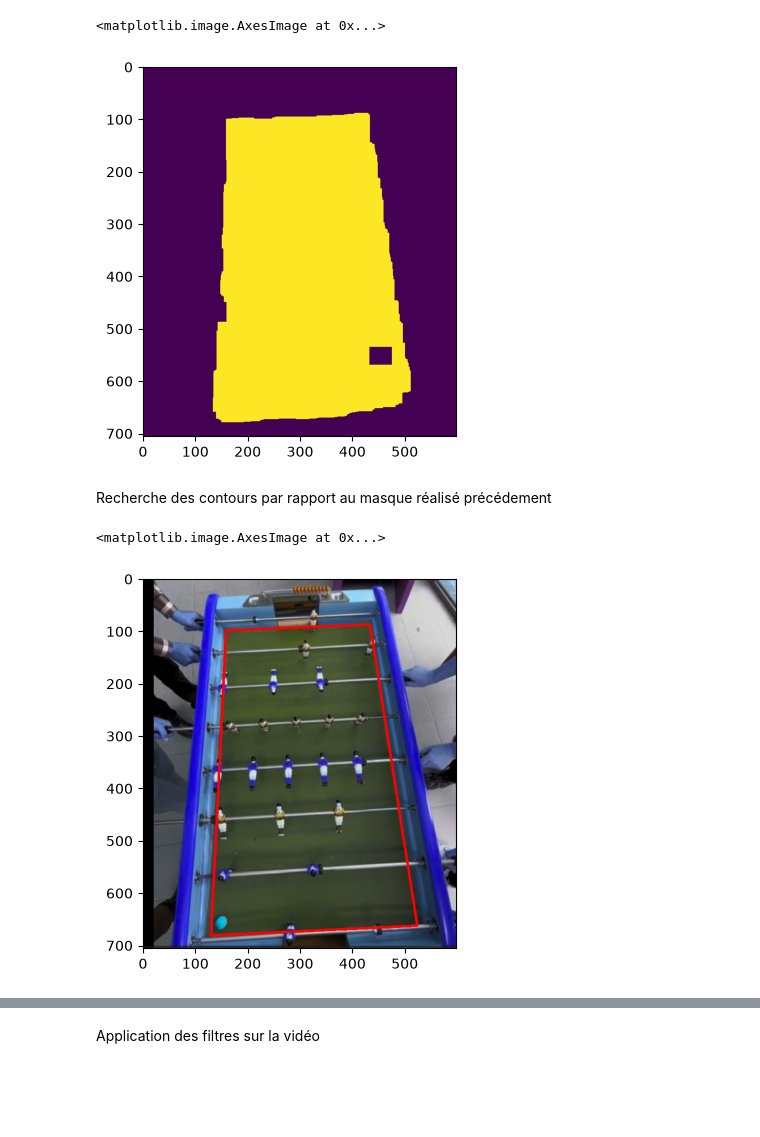
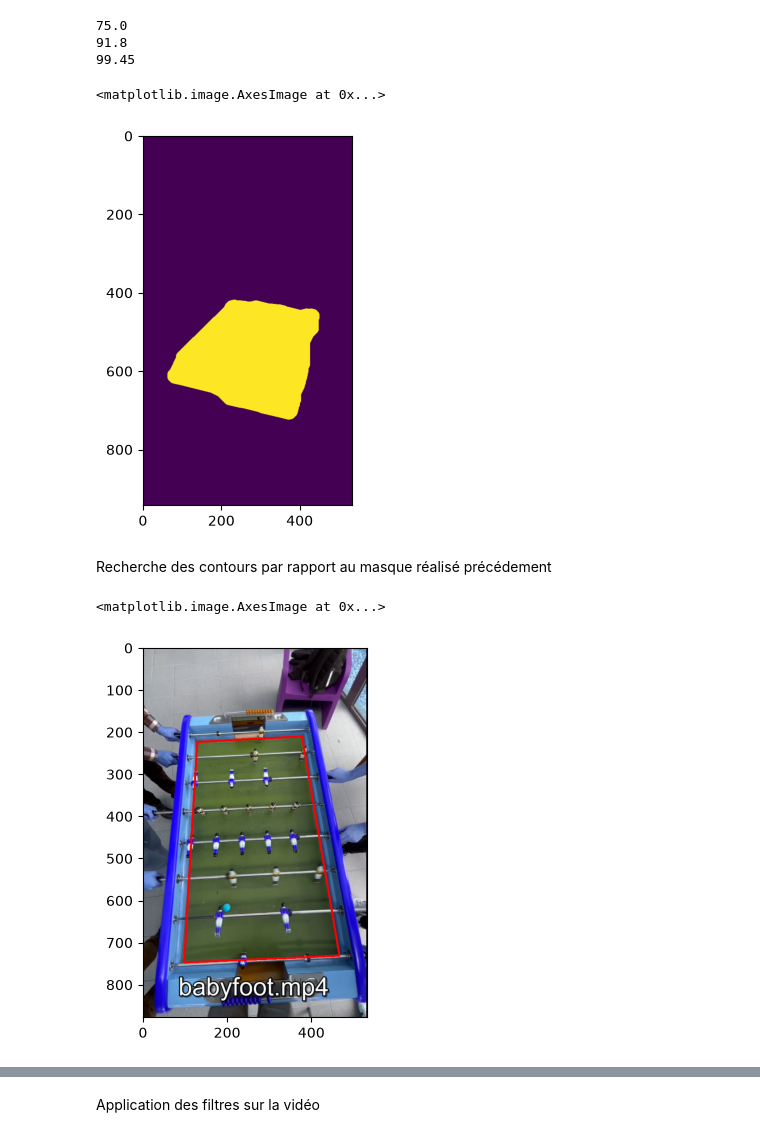
Before and after one commit to Rbyaarnrault/Babyfoot_Tracking, a Jupyter notebook: projet_paul_tracking_terrain.ipynb, the cells around one changed output, grey strips where cells are left out. Cells and saved outputs as stored; diff of their text form; code cells hidden in the pictures; blank space fills up the shorter version.

Commit message:
Mise à jour fichier de terrain

```diff
--- a/projet_paul_tracking_terrain.ipynb
+++ b/projet_paul_tracking_terrain.ipynb
@@ -26,23 +9,66 @@ plt.imshow(result)
 # %%
-kernel_close = cv.getStructuringElement(cv.MORPH_RECT, (5, 5))
-kernel_open = cv.getStructuringElement(cv.MORPH_RECT, (25, 25))
+kernel_moyen = cv.getStructuringElement(cv.MORPH_ELLIPSE, (11, 11))
+kernel_gros = cv.getStructuringElement(cv.MORPH_ELLIPSE, (21, 21))
+#kernel_close = cv.getStructuringElement(cv.MORPH_CROSS, (3, 3))
+kernel_petit = cv.getStructuringElement(cv.MORPH_ELLIPSE, (3, 3))
 #proportion du kernbel possiblement a changer en fonction des résultats
+
+#NOTE POUR LES MODIFS FUTURES: la taille d'un kernel MORPH_ELLIPSE doit être impaire
+# %%
+mask_green = cv.inRange(hsv, (40, 60, 50), (85, 170, 255))
+mask_blue  = cv.inRange(hsv, (100, 150, 50), (130, 255, 255))
+#les masques originaux pour les couleurs bleus et vertes
+
+#Valeur pipette du terrain:
+# claire (78.0, 96.9, 109.65) convertit
+# sombre (72.5, 119.85, 43.35)
+
+print(150 / 2)
+print(36 * 255 / 100)
+print(39 * 255 / 100)
+# %% [output]
+75.0
+91.8
+99.45
 # %%
 def masked_g_b(param_img):
     hsv = cv.cvtColor(param_img, cv.COLOR_BGR2HSV)
-    mask_green = cv.inRange(hsv, (35, 65, 50), (85, 170, 255))
-    mask_blue  = cv.inRange(hsv, (100, 150, 50), (130, 255, 255))
+    mask_green_1 = cv.inRange(hsv, (41, 52, 43), (90, 140, 220))
+
+    mask_green_2 = cv.inRange(hsv, (40, 65, 50), (85, 170, 255))
+    #mask_blue  = cv.inRange(hsv, (100, 150, 50), (130, 255, 255))
+
+
     #masque a revoir, surtout pour le vert
-    mask = cv.bitwise_or(mask_green, mask_blue)
 
-    opened = cv.morphologyEx(mask_green, cv.MORPH_CLOSE, kernel_close, iterations=8)
-    opened = cv.morphologyEx(opened, cv.MORPH_OPEN, kernel_open, iterations=1)
+    lower = np.array((41, 52, 43))
+    upper = np.array((90, 140, 220))
+
+    mask = cv.inRange(hsv, lower, upper)
+
+    #ajout de la bordure temporaire pour éviter l'effet ventouse du bord sur la fermeture
+    largeur_bordure = 60
+    border = cv.copyMakeBorder(mask_green_1, largeur_bordure, largeur_bordure, largeur_bordure, largeur_bordure, borderType=cv.BORDER_REPLICATE)
+
+    opened = cv.morphologyEx(border, cv.MORPH_CLOSE, kernel_moyen, iterations=2)
+    opened = cv.morphologyEx(opened, cv.MORPH_OPEN, kernel_petit, iterations=13)
+    opened = cv.morphologyEx(opened, cv.MORPH_OPEN, kernel_gros, iterations=2)
+    #opened = cv.morphologyEx(opened, cv.MORPH_OPEN, kernel_petit, iterations=8) L'originale, ca marchait bien
+    opened = cv.morphologyEx(opened, cv.MORPH_CLOSE, kernel_gros, iterations=8)
+
+    #suppression de la bordure temporaire
+    opened = opened[largeur_bordure:opened.shape[0] - largeur_bordure,
+                    largeur_bordure:opened.shape[1] - largeur_bordure]
+
+    # le paramètre border_type permet de ne pas avoir l'effet vantouse du masque vers le bord quand celui ci s'en approche
     return opened
 
-plt.imshow(masked_g_b(img))
+img_new = cv.imread("image_debugg/tempo_tre_tempo.png")
+plt.imshow(masked_g_b(img_new))
+#plt.imshow(masked_g_b(img_new))
 # %% [output]
 <matplotlib.image.AxesImage at 0x...>
-[figure, old version]
+[figure, new version]
 # %% [markdown]
 Recherche des contours par rapport au masque réalisé précédement
 # %%
@@ -51,15 +77,17 @@ def apply_rectangular_contour(img):
 
     contours, _ = cv.findContours(test_forme, cv.RETR_EXTERNAL, cv.CHAIN_APPROX_SIMPLE)
 
-    cnt = contours[0]
-    approx = cv.approxPolyN(cv.convexHull(cnt),4,True)
-
-    cv.drawContours(img, approx, -1, (255,0,0), 3)
+    #cnt = contours[0]
+    cnt = max(contours, key=cv.contourArea)
+    pre_hull = cv.convexHull(cnt)
+    if len(pre_hull) != 0:
+        approx = cv.approxPolyN(pre_hull, 4,True)
+        cv.drawContours(img, approx, -1, (255,0,0), 3)
 
     return img
 
-img_conto = img.copy()
+img_conto = cv.imread("image_debugg/tres_tempo.png")
 plt.imshow(apply_rectangular_contour(img_conto))
 # %% [output]
 <matplotlib.image.AxesImage at 0x...>
-[figure, old version]
+[figure, new version]
```
Also changed, not shown: parts of 8 cells of this notebook.
